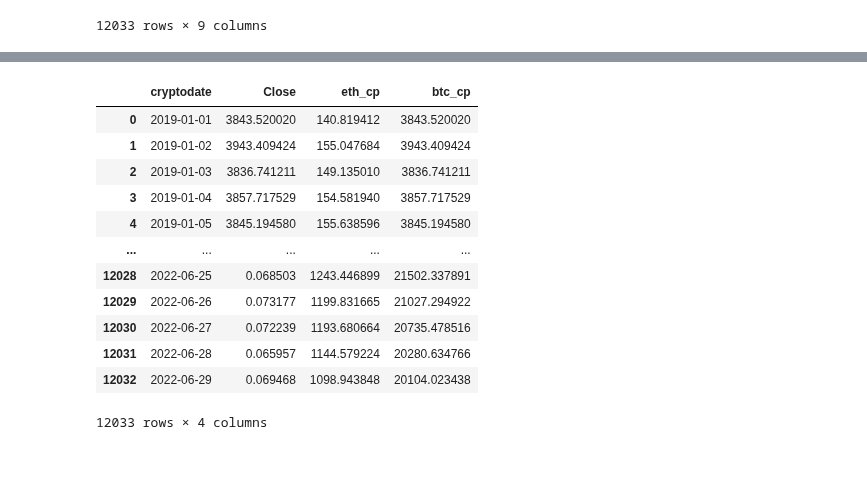
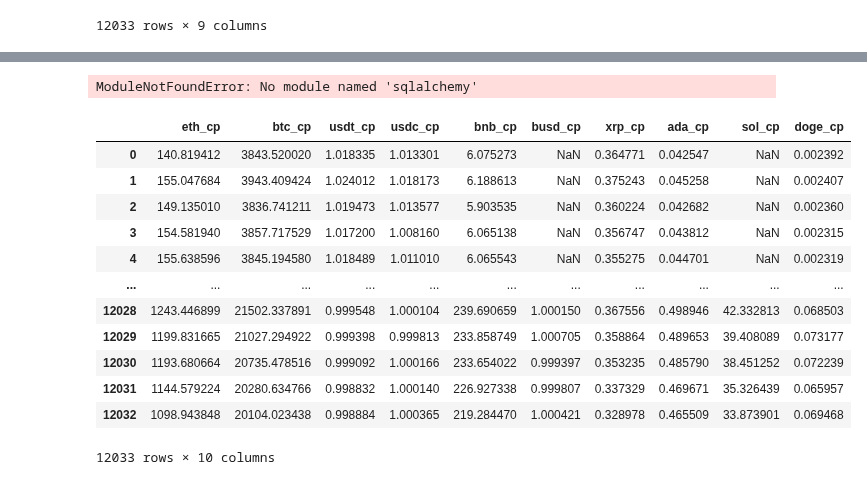
Before and after one commit to abelunbound/com724, a Jupyter notebook: Com724AE2Backup.ipynb, the cells around one changed output, grey strips where cells are left out. Saved outputs shown, nothing was run; the diff lists cells and outputs as text; code cells hidden in the pictures.

```diff
--- a/Com724AE2Backup.ipynb
+++ b/Com724AE2Backup.ipynb
@@ -115,3 +115,34 @@ df
 | 12031 | 2022-06-28 | 0.072221 | 0.072951 | 0.065723 | 0.065957 | 534793983 | 0 | 0 | DOGE |
 | 12032 | 2022-06-29 | 0.065996 | 0.071335 | 0.064635 | 0.069468 | 592828738 | 0 | 0 | DOGE |
 12033 rows × 9 columns
+# %%
+#Tutorials used:
+# [Change index column] https://stackoverflow.com/questions/20461165/how-to-convert-index-of-a-pandas-dataframe-into-a-column
+# [create new columns] https://towardsdatascience.com/name-your-favorite-excel-function-and-ill-teach-you-its-pandas-equivalent-7ee4400ada9f
+
+#1. Get Data from Yfinance
+#2. Convert index with date to an attribute/feature column using. df.rename_axis('cryptodate').reset_index()
+#3. Split all 10 cryptocurrencies to seperate dataframes so they carry the new date (you can store in csv if you want)
+#4. Create a new dataframe where all columns but the 'Close' column are dropped
+#5. Use the .map() function and .set_index() methods to add new columns using a combination of the new master dataframe with all dates
+
+
+allcrypto_cp = df.drop(columns=['Open', 'High', 'Low', 'Volume', 'Dividends', 'Stock Splits', 'crypto_ticker', 'Close'])
+
+
+
+allcrypto_cp['eth_cp'] = allcrypto_cp.cryptodate.map(ETH_crypto_data.set_index('cryptodate')['Close'].to_dict())
+allcrypto_cp['btc_cp'] = allcrypto_cp.cryptodate.map(BTC_crypto_data.set_index('cryptodate')['Close'].to_dict())
+allcrypto_cp['usdt_cp'] = allcrypto_cp.cryptodate.map(USDT_crypto_data.set_index('cryptodate')['Close'].to_dict())
+allcrypto_cp['usdc_cp'] = allcrypto_cp.cryptodate.map(USDC_crypto_data.set_index('cryptodate')['Close'].to_dict())
+allcrypto_cp['bnb_cp'] = allcrypto_cp.cryptodate.map(BNB_crypto_data.set_index('cryptodate')['Close'].to_dict())
+allcrypto_cp['busd_cp'] = allcrypto_cp.cryptodate.map(BUSD_crypto_data.set_index('cryptodate')['Close'].to_dict())
+allcrypto_cp['xrp_cp'] = allcrypto_cp.cryptodate.map(XRP_crypto_data.set_index('cryptodate')['Close'].to_dict())
+allcrypto_cp['ada_cp'] = allcrypto_cp.cryptodate.map(ADA_crypto_data.set_index('cryptodate')['Close'].to_dict())
+allcrypto_cp['sol_cp'] = allcrypto_cp.cryptodate.map(SOL_crypto_data.set_index('cryptodate')['Close'].to_dict())
+allcrypto_cp['doge_cp'] = allcrypto_cp.cryptodate.map(DOGE_crypto_data.set_index('cryptodate')['Close'].to_dict())
+
+
+allcrypto_cp = allcrypto_cp.drop(columns=['cryptodate'])
+
+allcrypto_cp
@@ -466,43 +574,52 @@ bitcoin_data.to_sql('com724_bitcoin', engine, if_exists='replace', index=False)
 
 #4. Read SQL from PostgreSQL to dataframe
 new_dataframe = pd.read_sql_query('select * from "com724_bitcoin"', con=engine)
+# %% [output]
+ModuleNotFoundError: No module named 'sqlalchemy'
 # %%
 print('test')
 # %%
 #Tutorials used:
 # [Change index column] https://stackoverflow.com/questions/20461165/how-to-convert-index-of-a-pandas-dataframe-into-a-column
 # [create new columns] https://towardsdatascience.com/name-your-favorite-excel-function-and-ill-teach-you-its-pandas-equivalent-7ee4400ada9f
 
 #1. Get Data from Yfinance
 #2. Convert index with date to an attribute/feature column using. df.rename_axis('cryptodate').reset_index()
 #3. Split all 10 cryptocurrencies to seperate dataframes so they carry the new date (you can store in csv if you want)
 #4. Create a new dataframe where all columns but the 'Close' column are dropped
 #5. Use the .map() function and .set_index() methods to add new columns using a combination of the new master dataframe with all dates
 
 
 allcrypto_cp = df.drop(columns=['Open', 'High', 'Low', 'Volume', 'Dividends', 'Stock Splits', 'crypto_ticker'])
 
 
 
 allcrypto_cp['eth_cp'] = allcrypto_cp.cryptodate.map(ETH_crypto_data.set_index('cryptodate')['Close'].to_dict())
 allcrypto_cp['btc_cp'] = allcrypto_cp.cryptodate.map(BTC_crypto_data.set_index('cryptodate')['Close'].to_dict())
+allcrypto_cp['usdt_cp'] = allcrypto_cp.cryptodate.map(USDT_crypto_data.set_index('cryptodate')['Close'].to_dict())
+allcrypto_cp['usdc_cp'] = allcrypto_cp.cryptodate.map(USDC_crypto_data.set_index('cryptodate')['Close'].to_dict())
+allcrypto_cp['bnb_cp'] = allcrypto_cp.cryptodate.map(BNB_crypto_data.set_index('cryptodate')['Close'].to_dict())
+allcrypto_cp['busd_cp'] = allcrypto_cp.cryptodate.map(BUSD_crypto_data.set_index('cryptodate')['Close'].to_dict())
+allcrypto_cp['xrp_cp'] = allcrypto_cp.cryptodate.map(XRP_crypto_data.set_index('cryptodate')['Close'].to_dict())
+allcrypto_cp['ada_cp'] = allcrypto_cp.cryptodate.map(ADA_crypto_data.set_index('cryptodate')['Close'].to_dict())
+allcrypto_cp['sol_cp'] = allcrypto_cp.cryptodate.map(SOL_crypto_data.set_index('cryptodate')['Close'].to_dict())
+allcrypto_cp['doge_cp'] = allcrypto_cp.cryptodate.map(DOGE_crypto_data.set_index('cryptodate')['Close'].to_dict())
 
 
-
-# ETH_crypto_data['USDT_Close'] = ETH_crypto_data.Volume.map(USDT_crypto_data.set_index('Volume')['Close'].to_dict())
+allcrypto_cp = allcrypto_cp.drop(columns=['cryptodate', 'Close'])
 
 allcrypto_cp
 # %% [output]
-|  | cryptodate | Close | eth_cp | btc_cp |
-| 0 | 2019-01-01 | 3843.520020 | 140.819412 | 3843.520020 |
-| 1 | 2019-01-02 | 3943.409424 | 155.047684 | 3943.409424 |
-| 2 | 2019-01-03 | 3836.741211 | 149.135010 | 3836.741211 |
-| 3 | 2019-01-04 | 3857.717529 | 154.581940 | 3857.717529 |
-| 4 | 2019-01-05 | 3845.194580 | 155.638596 | 3845.194580 |
-| ... | ... | ... | ... | ... |
-| 12028 | 2022-06-25 | 0.068503 | 1243.446899 | 21502.337891 |
-| 12029 | 2022-06-26 | 0.073177 | 1199.831665 | 21027.294922 |
-| 12030 | 2022-06-27 | 0.072239 | 1193.680664 | 20735.478516 |
-| 12031 | 2022-06-28 | 0.065957 | 1144.579224 | 20280.634766 |
-| 12032 | 2022-06-29 | 0.069468 | 1098.943848 | 20104.023438 |
+|  | eth_cp | btc_cp | usdt_cp | usdc_cp | bnb_cp | busd_cp | xrp_cp | ada_cp | sol_cp | doge_cp |
+| 0 | 140.819412 | 3843.520020 | 1.018335 | 1.013301 | 6.075273 | NaN | 0.364771 | 0.042547 | NaN | 0.002392 |
+| 1 | 155.047684 | 3943.409424 | 1.024012 | 1.018173 | 6.188613 | NaN | 0.375243 | 0.045258 | NaN | 0.002407 |
+| 2 | 149.135010 | 3836.741211 | 1.019473 | 1.013577 | 5.903535 | NaN | 0.360224 | 0.042682 | NaN | 0.002360 |
+| 3 | 154.581940 | 3857.717529 | 1.017200 | 1.008160 | 6.065138 | NaN | 0.356747 | 0.043812 | NaN | 0.002315 |
+| 4 | 155.638596 | 3845.194580 | 1.018489 | 1.011010 | 6.065543 | NaN | 0.355275 | 0.044701 | NaN | 0.002319 |
+| ... | ... | ... | ... | ... | ... | ... | ... | ... | ... | ... |
+| 12028 | 1243.446899 | 21502.337891 | 0.999548 | 1.000104 | 239.690659 | 1.000150 | 0.367556 | 0.498946 | 42.332813 | 0.068503 |
+| 12029 | 1199.831665 | 21027.294922 | 0.999398 | 0.999813 | 233.858749 | 1.000705 | 0.358864 | 0.489653 | 39.408089 | 0.073177 |
+| 12030 | 1193.680664 | 20735.478516 | 0.999092 | 1.000166 | 233.654022 | 0.999397 | 0.353235 | 0.485790 | 38.451252 | 0.072239 |
+| 12031 | 1144.579224 | 20280.634766 | 0.998832 | 1.000140 | 226.927338 | 0.999807 | 0.337329 | 0.469671 | 35.326439 | 0.065957 |
+| 12032 | 1098.943848 | 20104.023438 | 0.998884 | 1.000365 | 219.284470 | 1.000421 | 0.328978 | 0.465509 | 33.873901 | 0.069468 |
-12033 rows × 4 columns
+12033 rows × 10 columns
```
Also changed, not shown: parts of 12 cells of this notebook, 6 other files.
